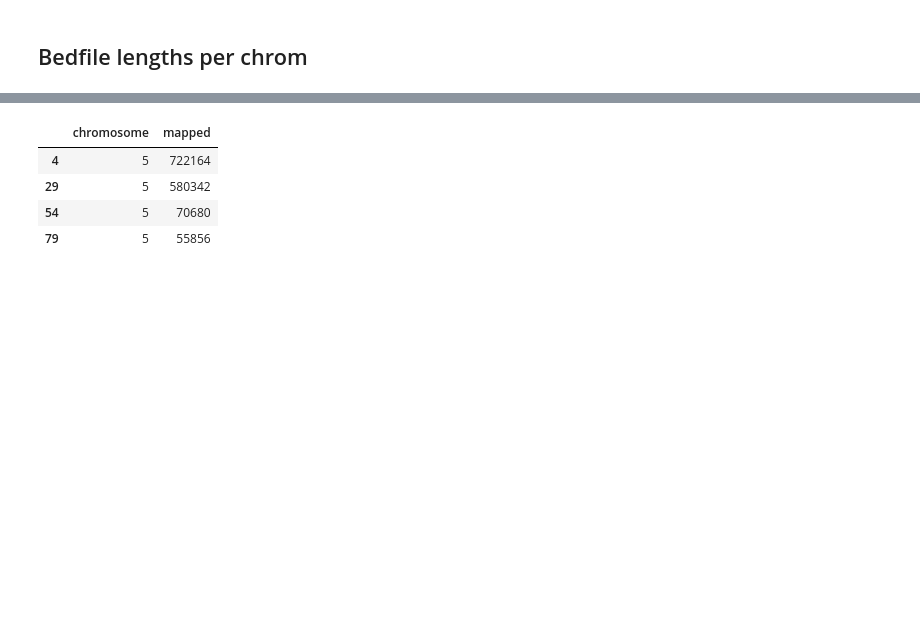
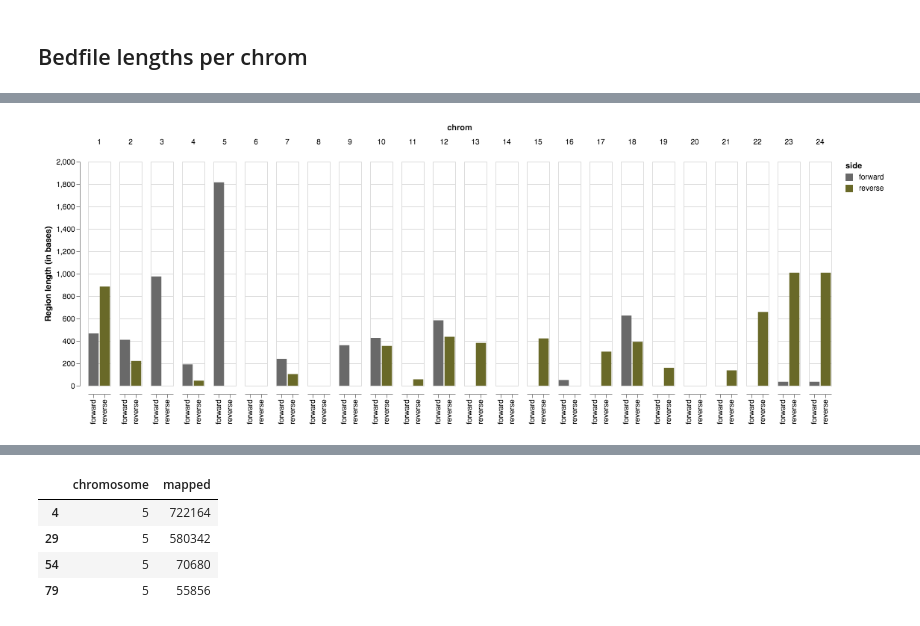
Before and after one commit to umccr/10x, a Jupyter notebook: telomeres/notebooks/counts.ipynb, the cells around one changed output, grey strips where cells are left out. Saved outputs shown, nothing was run; the diff lists cells and outputs as text; code cells hidden in the pictures; blank space fills up the shorter version.

```diff
--- a/telomeres/notebooks/counts.ipynb
+++ b/telomeres/notebooks/counts.ipynb
@@ -404,3 +406,33 @@ telobedplot
+# %%
+telobed = pd.read_csv('../data/processed/hg38_igv_manual_by_side.bed', sep='\t', names=['chrom', 'start', 'end', 'side'])
+
+for chrom in telobed['chrom']:
+    if "_f" in chrom:
+        telobed.loc[telobed['chrom'] == chrom, 'side'] = "forward"
+    elif "_r":
+        telobed.loc[telobed['chrom'] == chrom, 'side'] = "reverse"
+
+# Cleanup after enriching for sides
+telobed['chrom'] = telobed['chrom'].str.replace('_f', '')
+telobed['chrom'] = telobed['chrom'].str.replace('_r', '')
+
+telobed['telomere_length'] = telobed['end'] - telobed['start']
+
+telobed = rewrite_chrs(telobed, 'chrom')
+telobed.sort_values(by=['chrom'])
+
+telobedplot = alt.Chart(telobed).mark_bar().encode(
+        alt.X('side:N', scale=alt.Scale(rangeStep=15), axis=alt.Axis(title='')),
+        alt.Y('telomere_length:Q', axis=alt.Axis(title='Region length (in bases)')),
+        color = alt.Color('side:N', scale=alt.Scale(range=['#696969', '#696928'])),
+        column = alt.Column('chrom:Q')
+)
+
+telobedplot.save('10x_telomeres_lengths_per_chrom_by_side.svg')
+telobed.to_csv('10x_telomeres_lengths_per_chrom_by_side.csv')
+telobedplot
+# %% [output]
+[figure, added]
 # %%
 telobed_nums = rewrite_chrs(telobed, 'chrom')
 # %%
```
Also changed, not shown: parts of 4 cells of this notebook, 6 other files.
